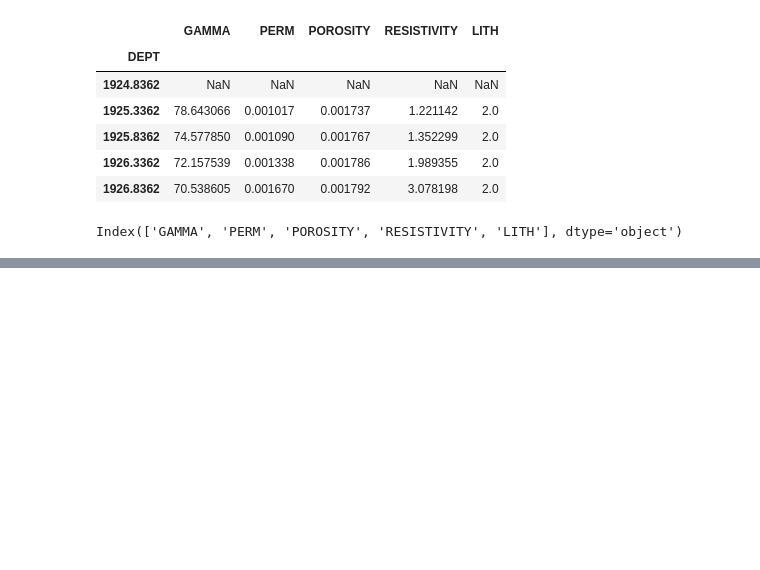
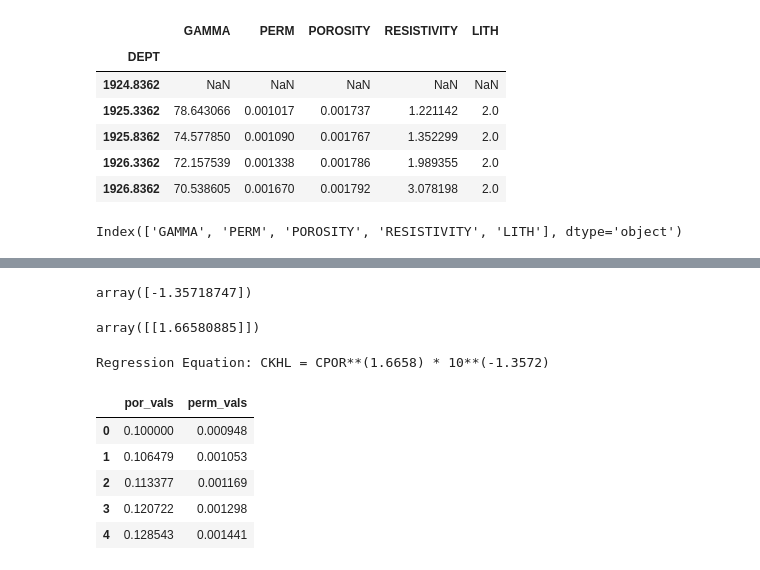
Before and after one commit to Sonal-Sukanya/Its-my-repository, a Jupyter notebook: Porp_Perm_Crossplot.ipynb, the cells around one changed output, grey strips where cells are left out. Saved outputs shown, nothing was run; the diff lists cells and outputs as text; code cells hidden in the pictures; blank space fills up the shorter version.

```diff
--- a/Porp_Perm_Crossplot.ipynb
+++ b/Porp_Perm_Crossplot.ipynb
@@ -77,0 +117,2 @@ Index(['GAMMA', 'PERM', 'POROSITY', 'RESISTIVITY', 'LITH'], dtype='object')
+# %%
+model = LinearRegression()
@@ -77,0 +128,34 @@ Index(['GAMMA', 'PERM', 'POROSITY', 'RESISTIVITY', 'LITH'], dtype='object')
+# %%
+model.intercept_
+# %% [output]
+array([-1.35718747])
+# %%
+model.coef_
+# %% [output]
+array([[1.66580885]])
+# %%
+m = model.coef_[0][0]
+b = model.intercept_[0]
+regression_eq = f'CKHL = CPOR**({m:.4f}) * 10**({b:.4f})'
+print("Regression Equation:", regression_eq)
+# %% [output]
+Regression Equation: CKHL = CPOR**(1.6658) * 10**(-1.3572)
+# %%
+x_plot_vals = np.linspace(np.log10(0.1), np.log10(50), 100).reshape(-1, 1)
+y_pred = model.predict(x_plot_vals)
+# %%
+x_plot_original = 10**x_plot_vals
+y_pred_original = 10**y_pred
+# %%
+results_df = pd.DataFrame({
+    'por_vals': x_plot_original.flatten(),
+    'perm_vals': y_pred_original.flatten()
+})
+results_df.head()
+# %% [output]
+|  | por_vals | perm_vals |
+| 0 | 0.100000 | 0.000948 |
+| 1 | 0.106479 | 0.001053 |
+| 2 | 0.113377 | 0.001169 |
+| 3 | 0.120722 | 0.001298 |
+| 4 | 0.128543 | 0.001441 |
```
Also changed, not shown: parts of 11 cells of this notebook.
